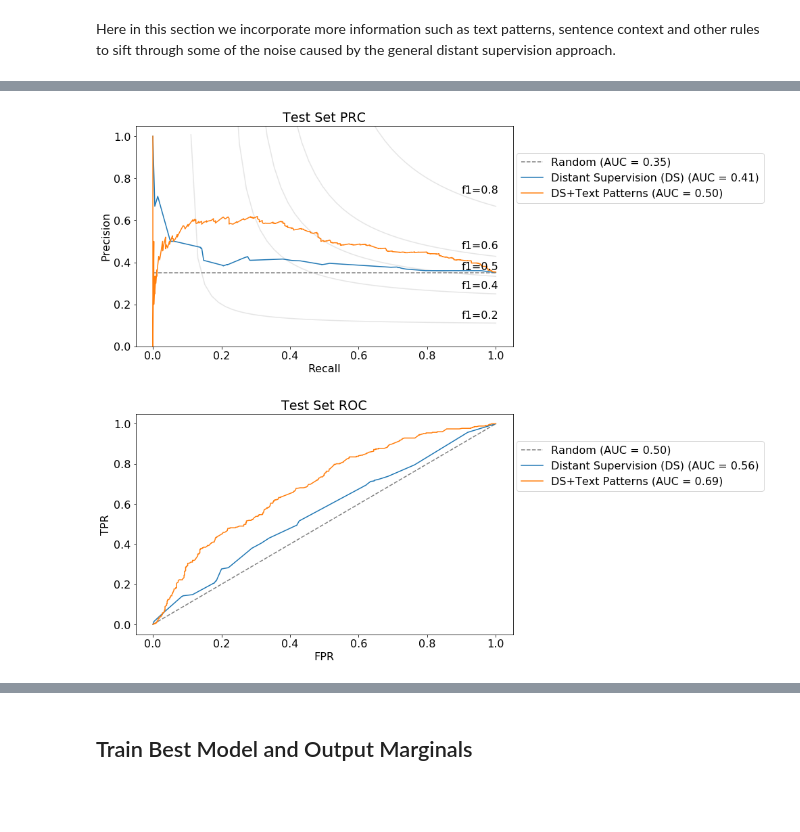
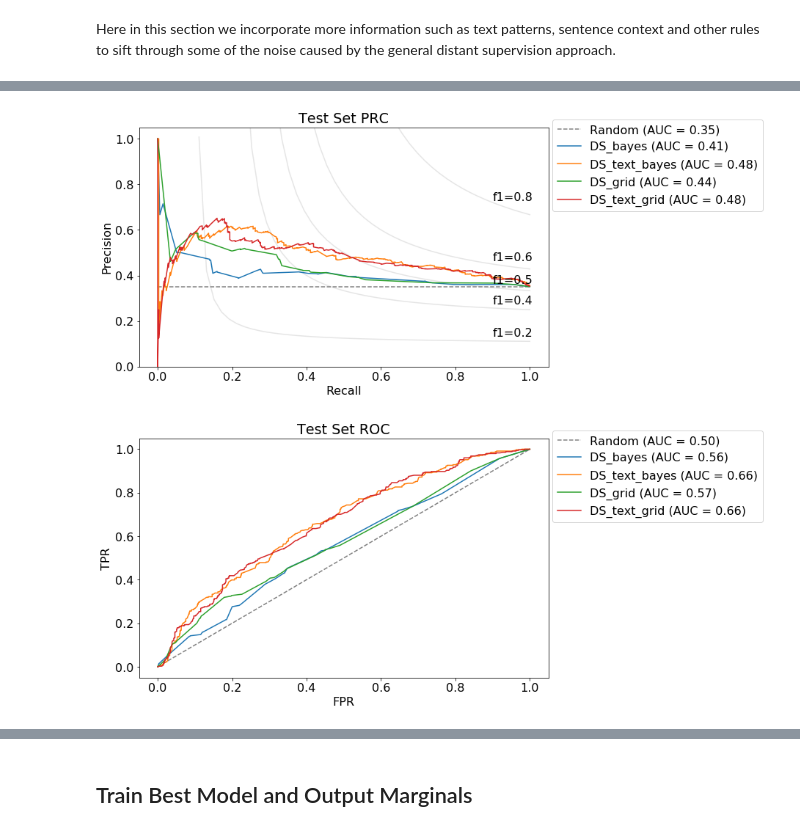
Before and after one commit to greenelab/snorkeling, a Jupyter notebook: disease_gene/disease_associates_gene/single_task/single_task_experiment.ipynb, the cells around one changed output, grey strips where cells are left out. Saved outputs shown, nothing was run; the diff lists cells and outputs as text; code cells hidden in the pictures; blank space fills up the shorter version.

```diff
--- a/disease_gene/disease_associates_gene/single_task/single_task_experiment.ipynb
+++ b/disease_gene/disease_associates_gene/single_task/single_task_experiment.ipynb
@@ -452,0 +609,12 @@ Here in this section we incorporate more information such as text patterns, sent
+# %%
+acc_results = defaultdict(list)
+
+for key in grid_results:
+    acc_results[key].append(
+        accuracy_score(
+            candidate_dfs['train']['curated_dsh'].fillna(0),
+            list(map(lambda x: 1 if x > 0.5 else 0, grid_results[key][:,0]))
+        )
+    )
+acc_df = pd.DataFrame(acc_results)
+acc_df.head(2)
@@ -452,0 +640,5 @@ Here in this section we incorporate more information such as text patterns, sent
+# %%
+label_model.train_model(correct_L, n_epochs=1000, print_every=200, seed=100, lr=0.01, l2=0.01)
+label_model.score(
+    (correct_L_train, candidate_dfs['train']['curated_dsh'].apply(lambda x: 1 if x > 0 else 2).values)
+)
@@ -452,0 +687,6 @@ Here in this section we incorporate more information such as text patterns, sent
+# %%
+test_pred_ds_txt_grid_df = pd.DataFrame(
+    label_model.predict_proba(correct_L_test),
+    columns=["pos_class_marginal", "neg_class_marginal"]
+).assign(candidate_id=label_matricies['test'].candidate_id.tolist())
+test_pred_ds_txt_grid_df.head(2)
@@ -457,9 +703,9 @@ search_space = {
     }
 ds_text_reg_df, ds_text_trials = hyperparam_optimize(
     search_space, LabelModel(k=2),
-    X=correct_L, dev_X=correct_L_dev,
-    dev_Y=candidate_dfs['dev'].curated_dsh.apply(lambda x: 1 if x > 0 else 2).values,
-    lf_names=lf_names, iterations=500
+    X=correct_L, dev_X=correct_L_train,
+    dev_Y=candidate_dfs['train'].curated_dsh.apply(lambda x: 1 if x > 0 else 2).values,
+    lf_names=lf_names, iterations=1000
 )
 ds_text_reg_df.head(2)
 # %% [output]
@@ -609,22 +863,26 @@ mu: 119695.500000, sigma: 4468.691000
 # %%
 aucs=plot_curve(
     (
         test_pred_ds_df[["pos_class_marginal"]]
-        .rename(index=str, columns={"pos_class_marginal":"Distant Supervision (DS)"})
-        .assign(**{"DS+Text Patterns":test_pred_ds_txt_df.pos_class_marginal.values})
+        .rename(index=str, columns={"pos_class_marginal":"DS_bayes"})
+        .assign(**{"DS_text_bayes":test_pred_ds_txt_df.pos_class_marginal.values,
+                  "DS_grid": test_pred_ds_grid_df.pos_class_marginal.values,
+                  "DS_text_grid": test_pred_ds_txt_grid_df.pos_class_marginal.values})
     ),
     candidate_dfs['test'].curated_dsh,
     plot_title="Test Set PRC",
     metric="PR", model_type="curve"
 )
 # %% [output]
-[figure, old version]
+[figure, new version]
 # %%
 aucs=plot_curve(
     (
         test_pred_ds_df[["pos_class_marginal"]]
-        .rename(index=str, columns={"pos_class_marginal":"Distant Supervision (DS)"})
-        .assign(**{"DS+Text Patterns":test_pred_ds_txt_df.pos_class_marginal.values})
+        .rename(index=str, columns={"pos_class_marginal":"DS_bayes"})
+        .assign(**{"DS_text_bayes":test_pred_ds_txt_df.pos_class_marginal.values,
+                  "DS_grid": test_pred_ds_grid_df.pos_class_marginal.values,
+                  "DS_text_grid": test_pred_ds_txt_grid_df.pos_class_marginal.values})
     ),
     candidate_dfs['test'].curated_dsh,
     plot_title="Test Set ROC",
@@ -632,7 +890,7 @@ aucs=plot_curve(
     model_type="curve"
 )
 # %% [output]
-[figure, old version]
+[figure, new version]
 # %%
 get_auc_significant_stats(
     candidate_dfs['test'],
```
Also changed, not shown: parts of 64 cells of this notebook, 3 other files.
